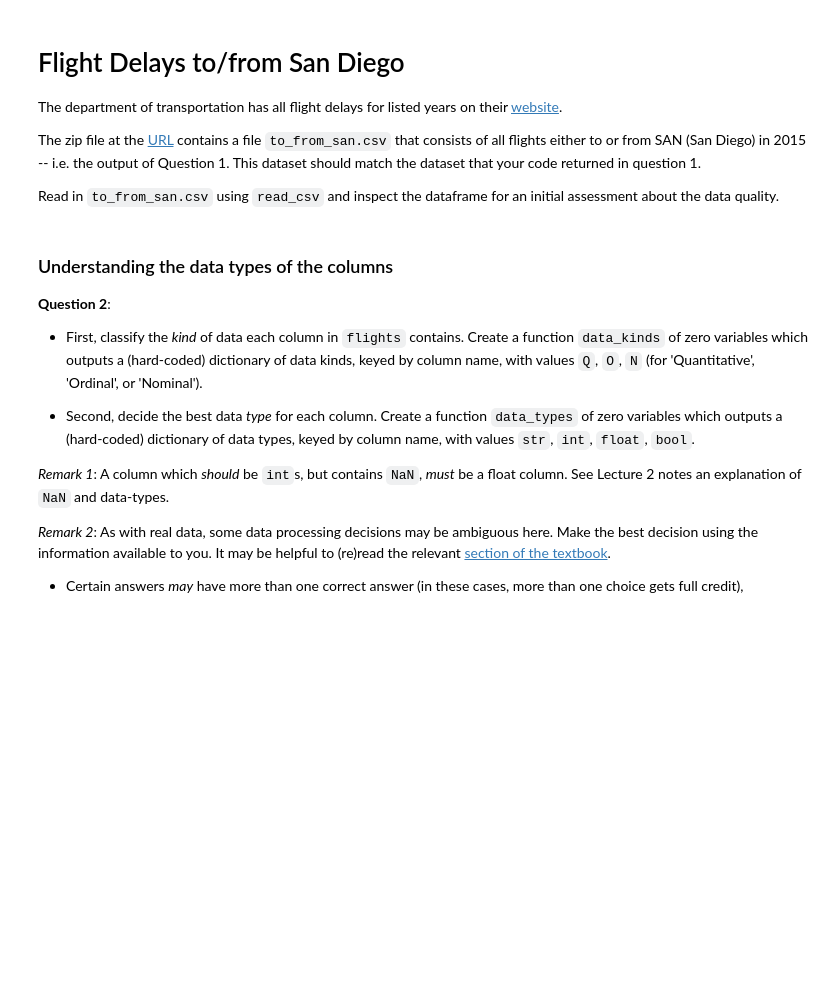
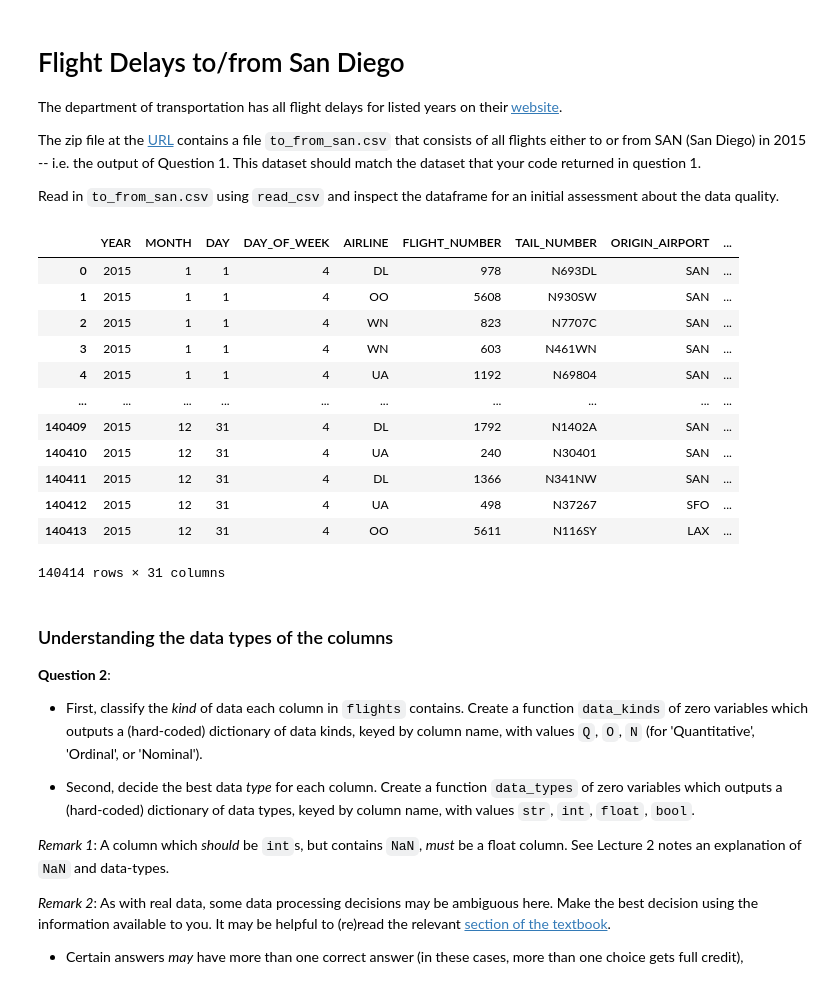
Before and after one commit to YourTeammate/dsc80-co-working, a Jupyter notebook: projects/02/project02.ipynb, the cells around one changed output. Drawn from its saved outputs; the diff is of its cells as text; code cells hidden in the pictures; blank space fills up the shorter version.

```diff
--- a/projects/02/project02.ipynb
+++ b/projects/02/project02.ipynb
@@ -152,6 +152,22 @@ Read in `to_from_san.csv` using `read_csv` and inspect the dataframe for an init
 # Run this cell
 to_from_san_filepath = os.path.join('data', 'to_from_san.csv')
 flights = pd.read_csv(to_from_san_filepath)
+# %%
+flights
+# %% [output]
+|  | YEAR | MONTH | DAY | DAY_OF_WEEK | AIRLINE | FLIGHT_NUMBER | TAIL_NUMBER | ORIGIN_AIRPORT | ... |
+| 0 | 2015 | 1 | 1 | 4 | DL | 978 | N693DL | SAN | ... |
+| 1 | 2015 | 1 | 1 | 4 | OO | 5608 | N930SW | SAN | ... |
+| 2 | 2015 | 1 | 1 | 4 | WN | 823 | N7707C | SAN | ... |
+| 3 | 2015 | 1 | 1 | 4 | WN | 603 | N461WN | SAN | ... |
+| 4 | 2015 | 1 | 1 | 4 | UA | 1192 | N69804 | SAN | ... |
+| ... | ... | ... | ... | ... | ... | ... | ... | ... | ... |
+| 140409 | 2015 | 12 | 31 | 4 | DL | 1792 | N1402A | SAN | ... |
+| 140410 | 2015 | 12 | 31 | 4 | UA | 240 | N30401 | SAN | ... |
+| 140411 | 2015 | 12 | 31 | 4 | DL | 1366 | N341NW | SAN | ... |
+| 140412 | 2015 | 12 | 31 | 4 | UA | 498 | N37267 | SFO | ... |
+| 140413 | 2015 | 12 | 31 | 4 | OO | 5611 | N116SY | LAX | ... |
+140414 rows × 31 columns
 # %% [markdown]
 ### Understanding the data types of the columns
 
```
Also changed, not shown: parts of 8 cells of this notebook, 1 other file.
